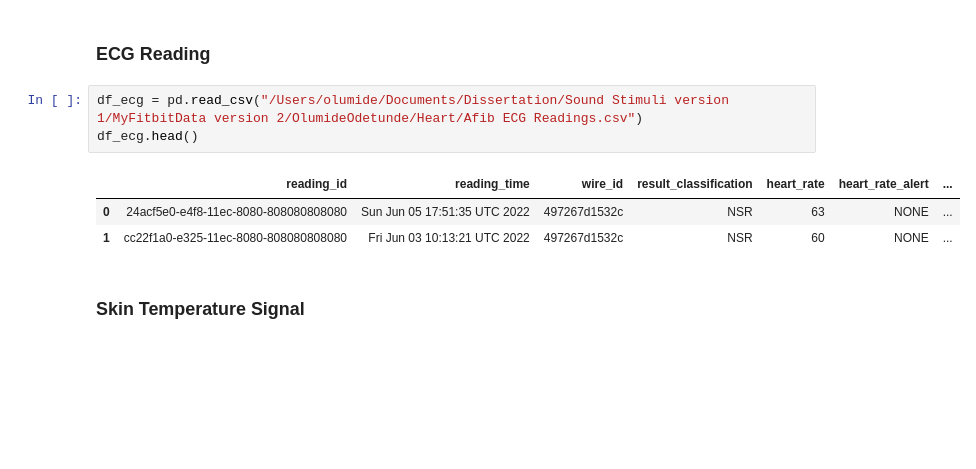
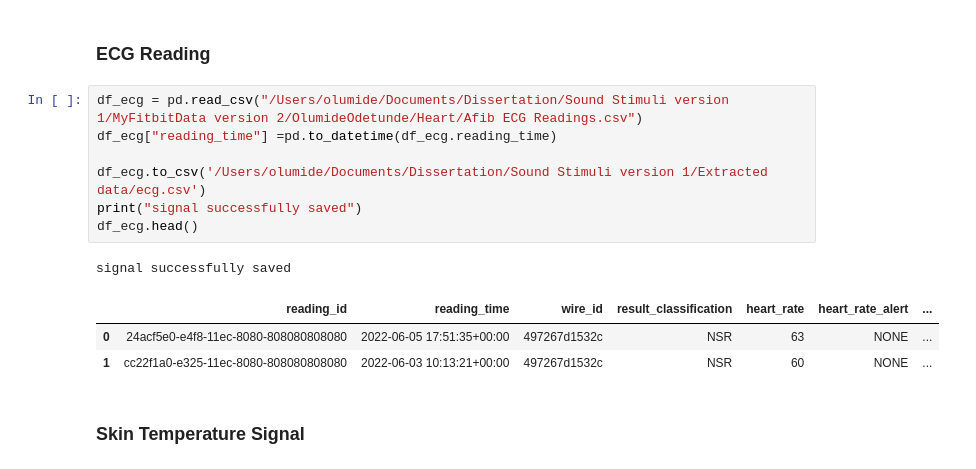
Before and after one commit to olumideodetunde/Emotion-Recognition, a Jupyter notebook: SIgnal Data Preprocessing.ipynb, the cells around one changed output. Drawn from its saved outputs; the diff is of its cells as text; blank space fills up the shorter version.

Commit message:
Testing different Signal Alignment methods

```diff
--- a/SIgnal Data Preprocessing.ipynb
+++ b/SIgnal Data Preprocessing.ipynb
@@ -36,11 +56,16 @@ signal successfully saved
 ### ECG Reading
 # %%
 df_ecg = pd.read_csv("/Users/olumide/Documents/Dissertation/Sound Stimuli version 1/MyFitbitData version 2/OlumideOdetunde/Heart/Afib ECG Readings.csv")
+df_ecg["reading_time"] =pd.to_datetime(df_ecg.reading_time)
+
+df_ecg.to_csv('/Users/olumide/Documents/Dissertation/Sound Stimuli version 1/Extracted data/ecg.csv')
+print("signal successfully saved")
 df_ecg.head()
 # %% [output]
+signal successfully saved
 |  | reading_id | reading_time | wire_id | result_classification | heart_rate | heart_rate_alert | ... |
-| 0 | 24acf5e0-e4f8-11ec-8080-808080808080 | Sun Jun 05 17:51:35 UTC 2022 | 497267d1532c | NSR | 63 | NONE | ... |
-| 1 | cc22f1a0-e325-11ec-8080-808080808080 | Fri Jun 03 10:13:21 UTC 2022 | 497267d1532c | NSR | 60 | NONE | ... |
+| 0 | 24acf5e0-e4f8-11ec-8080-808080808080 | 2022-06-05 17:51:35+00:00 | 497267d1532c | NSR | 63 | NONE | ... |
+| 1 | cc22f1a0-e325-11ec-8080-808080808080 | 2022-06-03 10:13:21+00:00 | 497267d1532c | NSR | 60 | NONE | ... |
 # %% [markdown]
 ### Skin Temperature Signal
 # %%
```
Also changed, not shown: parts of 17 cells of this notebook.
